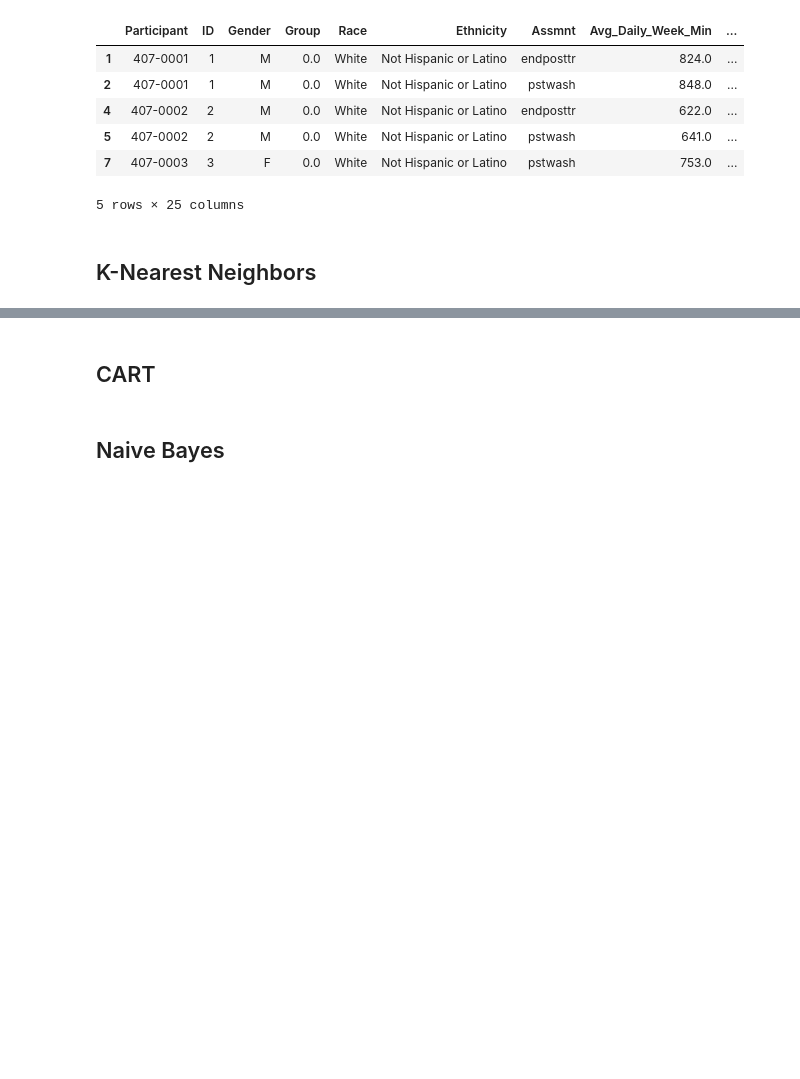
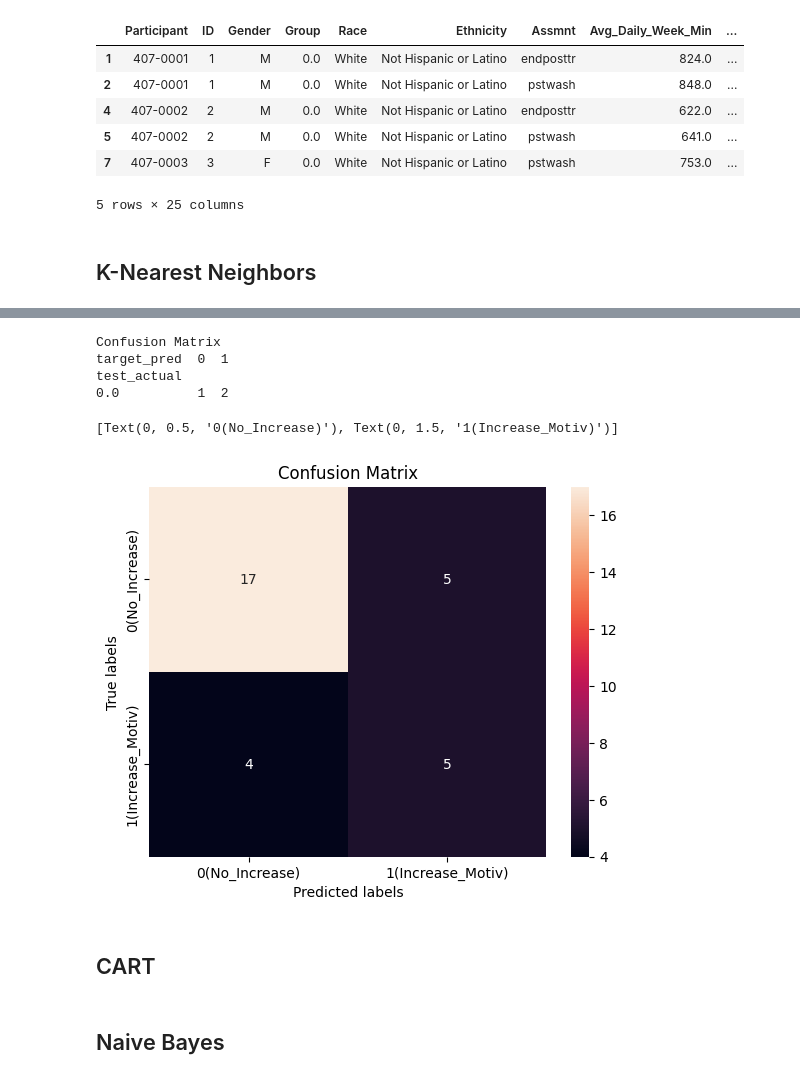
Before and after one commit to JainAnnanya/rrv-activity-modeling-ml, a Jupyter notebook: fitness_models.ipynb, the cells around one changed output, grey strips where cells are left out. Cells and saved outputs as stored; diff of their text form; code cells hidden in the pictures; blank space fills up the shorter version.

```diff
--- a/fitness_models.ipynb
+++ b/fitness_models.ipynb
@@ -58,0 +97,4 @@ df.head()
+# %%
+scaler = MinMaxScaler()
+attr = pd.DataFrame(scaler.fit_transform(attr), columns=attr.columns)
+attr.head()
@@ -58,0 +121,13 @@ df.head()
+# %%
+from sklearn.neighbors import KNeighborsClassifier
+from sklearn.metrics import accuracy_score
+
+k_values = [3, 5, 10]
+
+for k in k_values:
+    knn = KNeighborsClassifier(n_neighbors = k)
+    knn.fit(attr_train, target_train)
+    target_pred = knn.predict(attr_test)
+    accuracy = accuracy_score(target_test,target_pred )
+    print(f'Accuracy of model with k = {k}: {accuracy}')
+    print('')
@@ -58,0 +140,15 @@ df.head()
+# %%
+from sklearn.metrics import accuracy_score
+from sklearn.metrics import classification_report
+from sklearn.metrics import confusion_matrix
+
+cm=confusion_matrix(target_test, target_pred)
+
+print('Confusion Matrix')
+print(confusion_matrix(target_test, target_pred))
+print()
+print('Accuracy score')
+print(accuracy_score(target_test, target_pred))
+print()
+print('Classification Report')
+print(classification_report(target_test, target_pred))
@@ -59,3 +184,27 @@ df.head()
+# %%
+freq_table =pd.crosstab( test_actual['test_actual'], test_actual['target_pred'])
+print("Confusion Matrix")
+print(freq_table)
+# %% [output]
+Confusion Matrix
+target_pred  0  1
+test_actual
+0.0          1  2
+# %%
+import seaborn as sns
+import matplotlib.pyplot as plt
+
+ax= plt.subplot()
+sns.heatmap(cm, annot=True, fmt='g', ax=ax);  #annot=True to annotate cells, ftm='g' to disable scientific notation
+
+# labels, title and ticks
+ax.set_xlabel('Predicted labels');ax.set_ylabel('True labels');
+ax.set_title('Confusion Matrix');
+ax.xaxis.set_ticklabels(['0(No_Increase)', '1(Increase_Motiv)'])
+ax.yaxis.set_ticklabels(['0(No_Increase)', '1(Increase_Motiv)'])
+# %% [output]
+[Text(0, 0.5, '0(No_Increase)'), Text(0, 1.5, '1(Increase_Motiv)')]
+[figure, added]
 # %% [markdown]
 ## CART
 # %% [markdown]
```
Also changed, not shown: parts of 10 cells of this notebook.
